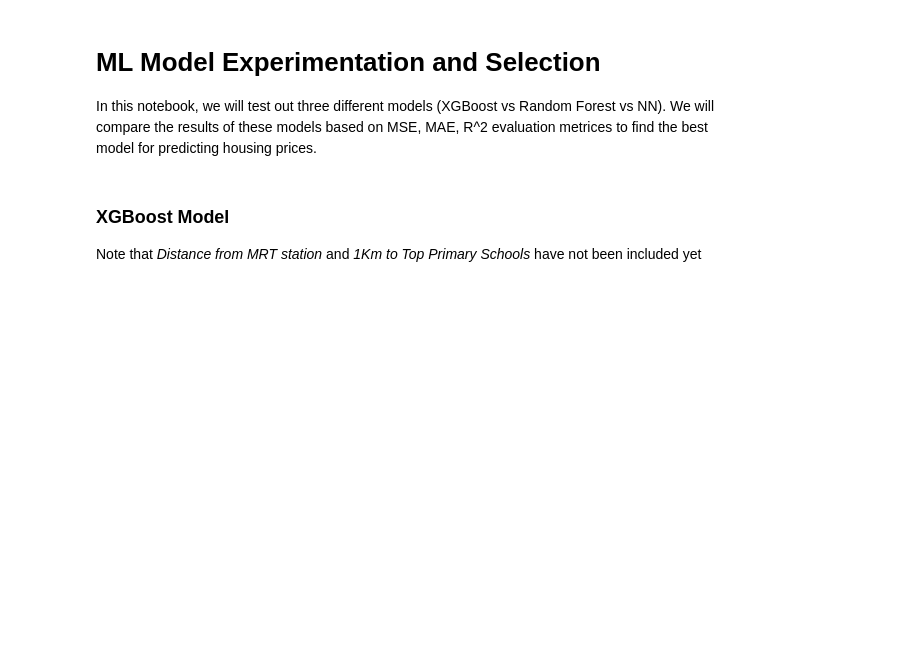
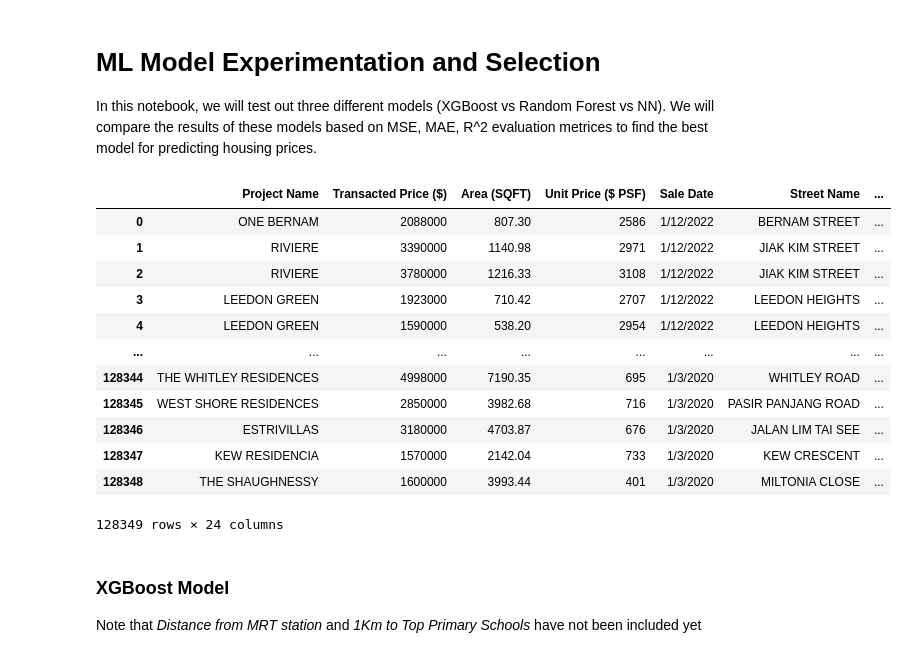
Before and after one commit to feliciahxy/SC1015-DSAI-project, a Jupyter notebook: EDA/ML Model.ipynb, the cells around one changed output. Saved outputs shown, nothing was run; the diff lists cells and outputs as text; code cells hidden in the pictures; blank space fills up the shorter version.

```diff
--- a/EDA/ML Model.ipynb
+++ b/EDA/ML Model.ipynb
@@ -15,8 +15,23 @@ import xgboost as xgb
 # %%
 # Import dataset
 private_data = "../datasets/cleaned/cleaned_private.csv"
 
 df = pd.read_csv(private_data, quotechar='"', escapechar='\\', thousands=',')
+df
+# %% [output]
+|  | Project Name | Transacted Price ($) | Area (SQFT) | Unit Price ($ PSF) | Sale Date | Street Name | ... |
+| 0 | ONE BERNAM | 2088000 | 807.30 | 2586 | 1/12/2022 | BERNAM STREET | ... |
+| 1 | RIVIERE | 3390000 | 1140.98 | 2971 | 1/12/2022 | JIAK KIM STREET | ... |
+| 2 | RIVIERE | 3780000 | 1216.33 | 3108 | 1/12/2022 | JIAK KIM STREET | ... |
+| 3 | LEEDON GREEN | 1923000 | 710.42 | 2707 | 1/12/2022 | LEEDON HEIGHTS | ... |
+| 4 | LEEDON GREEN | 1590000 | 538.20 | 2954 | 1/12/2022 | LEEDON HEIGHTS | ... |
+| ... | ... | ... | ... | ... | ... | ... | ... |
+| 128344 | THE WHITLEY RESIDENCES | 4998000 | 7190.35 | 695 | 1/3/2020 | WHITLEY ROAD | ... |
+| 128345 | WEST SHORE RESIDENCES | 2850000 | 3982.68 | 716 | 1/3/2020 | PASIR PANJANG ROAD | ... |
+| 128346 | ESTRIVILLAS | 3180000 | 4703.87 | 676 | 1/3/2020 | JALAN LIM TAI SEE | ... |
+| 128347 | KEW RESIDENCIA | 1570000 | 2142.04 | 733 | 1/3/2020 | KEW CRESCENT | ... |
+| 128348 | THE SHAUGHNESSY | 1600000 | 3993.44 | 401 | 1/3/2020 | MILTONIA CLOSE | ... |
+128349 rows × 24 columns
 # %% [markdown]
 ### XGBoost Model
 Note that *Distance from MRT station* and *1Km to Top Primary Schools* have not been included yet
```
Also changed, not shown: parts of 15 cells of this notebook, 1 other file.
